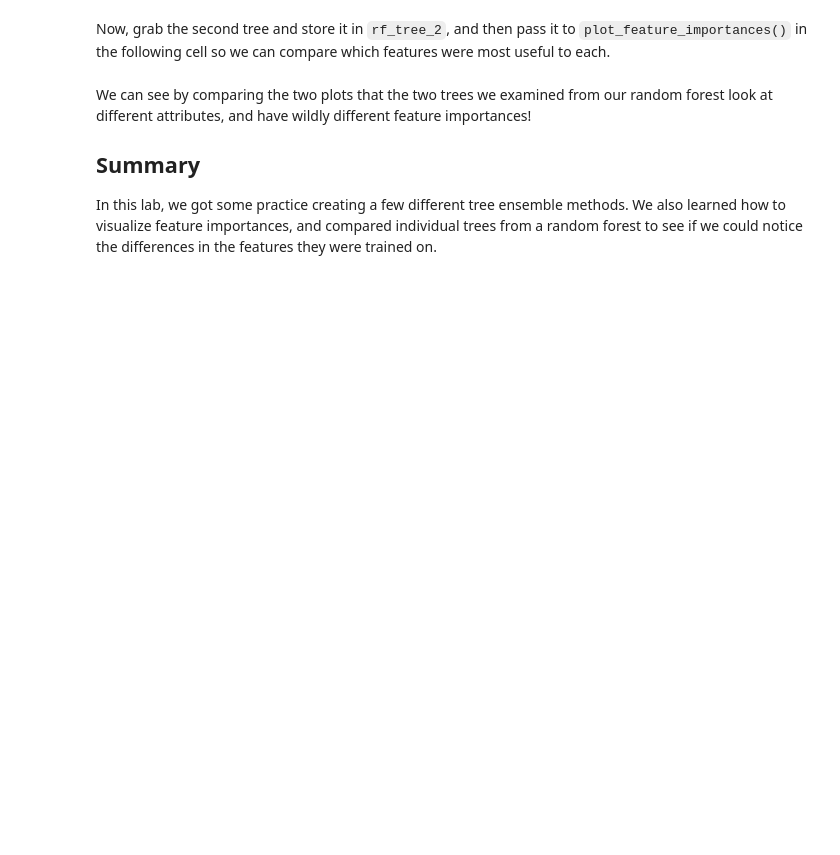
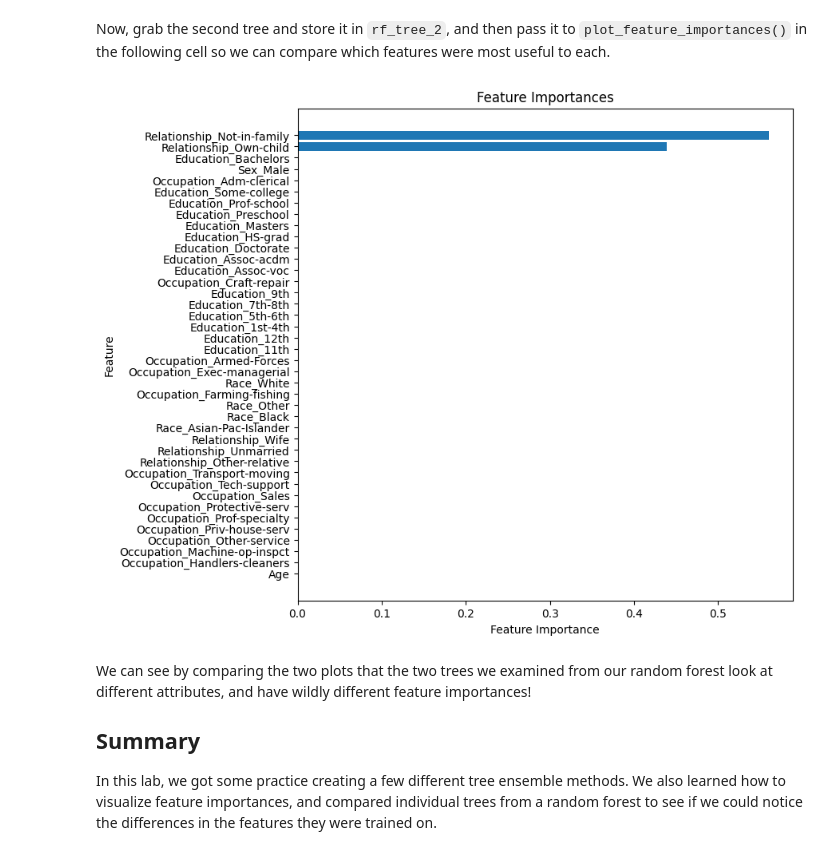
Before and after one commit to Philipmwasi/DSC-Gen-Labs, a Jupyter notebook: dsc-tree-ensembles-random-forests-lab-master/index.ipynb, the cells around one changed output. Cells and saved outputs as stored; diff of their text form; code cells hidden in the pictures; blank space fills up the shorter version.

```diff
--- a/dsc-tree-ensembles-random-forests-lab-master/index.ipynb
+++ b/dsc-tree-ensembles-random-forests-lab-master/index.ipynb
@@ -274,9 +329,12 @@ In the cell below, call `plot_feature_importances()` on `rf_tree_1`.
 Now, grab the second tree and store it in `rf_tree_2`, and then pass it to `plot_feature_importances()` in the following cell so we can compare which features were most useful to each.
 # %%
 # Second tree from forest_2
-rf_tree_2 = None
+rf_tree_2 = forest_2.estimators_[1]
 # %%
 # Feature importance
+plot_feature_importances(rf_tree_2)
+# %% [output]
+[figure, added]
 # %% [markdown]
 We can see by comparing the two plots that the two trees we examined from our random forest look at different attributes, and have wildly different feature importances!
 
```
Also changed, not shown: parts of 16 cells of this notebook.
